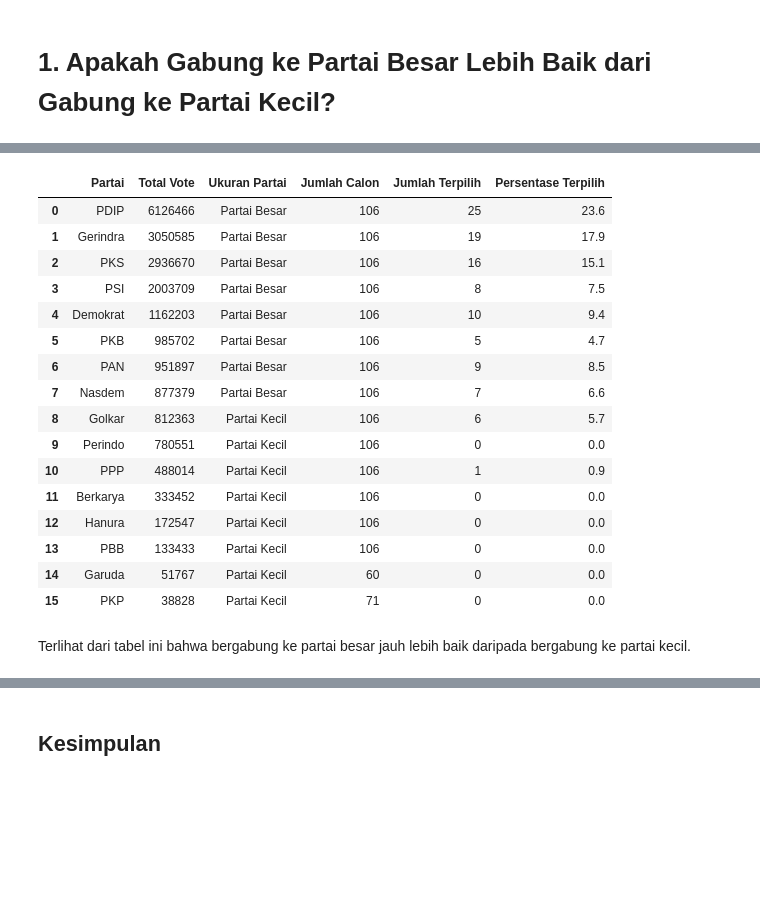
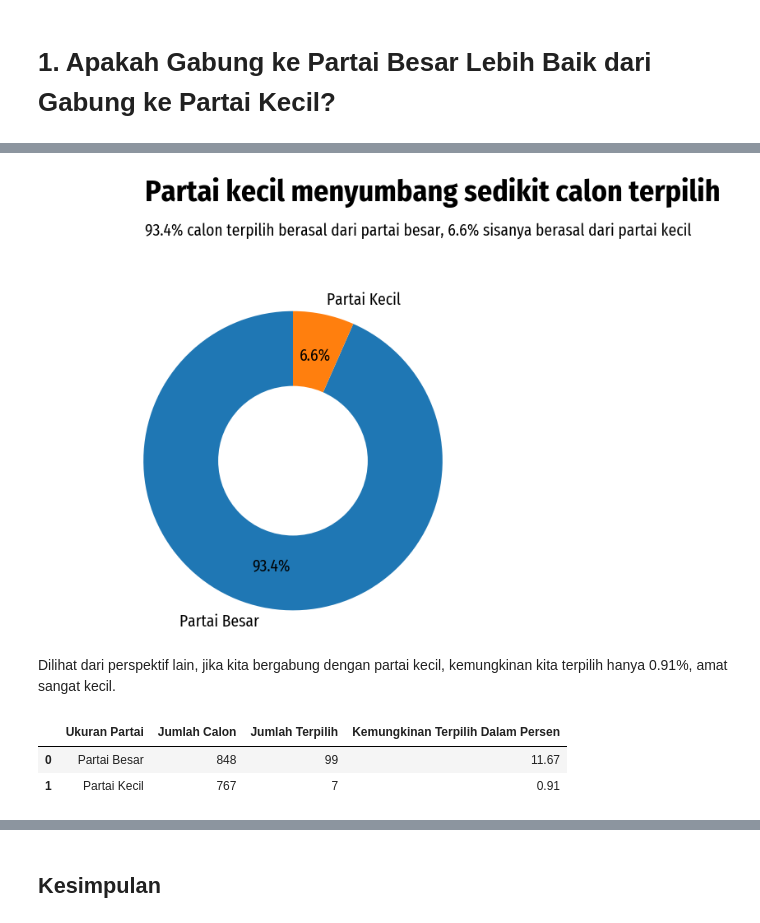
Before and after one commit to danjelito/pemilu-dki-2019, a Jupyter notebook: src/report.ipynb, the cells around one changed output, grey strips where cells are left out. Saved outputs shown, nothing was run; the diff lists cells and outputs as text; code cells hidden in the pictures; blank space fills up the shorter version.

```diff
--- a/src/report.ipynb
+++ b/src/report.ipynb
@@ -24,18 +30,21 @@ Sebaliknya, **partai kecil** akan kita artikan sebagai partai yang total vote ny
 
 Berikut adalah tabel partai, total vote beserta ukurannya.
 # %%
-(df
+data_partai = (df
+    .loc[:, ["dapil_no", "partai", "partai_vote"]]
+    .drop_duplicates()
     .groupby("partai")
-    .agg(total_vote=("partai_vote", "sum"))
-    .sort_values("total_vote", ascending=False)
+    .agg(total_suara_partai=("partai_vote", "sum"))
+    .sort_values("total_suara_partai", ascending=False)
     .reset_index()
     .assign(
         ukuran_partai=lambda df_: np.where(
-            (df_["total_vote"] < df_["total_vote"].median()),
+            (df_["total_suara_partai"] < df_["total_suara_partai"].median()),
             "Partai Kecil",
             "Partai Besar",
         )
     )
     .rename(columns=lambda c: c.replace("_", " ").title())
 )
+data_partai
 # %% [output]
@@ -61,41 +215,30 @@ Selain itu, kita perlu mencari jumlah calon DPRD per partai dan jumlah DPRP terp
+# %%
+module.create_donut(
+    data_partai_per_ukuran["Persentase Terpilih"],
+    data_partai_per_ukuran["Ukuran Partai"],
+    "Partai kecil menyumbang sedikit calon terpilih",
+    "93.4% calon terpilih berasal dari partai besar, 6.6% sisanya berasal dari partai kecil",
+)
+# %% [output]
+[figure, added]
+# %% [markdown]
+Dilihat dari perspektif lain, jika kita bergabung dengan partai kecil, kemungkinan kita terpilih hanya 0.91%, amat sangat kecil.
 # %%
-(df
-    .groupby("partai")
+(data_partai_full
+    .groupby(["Ukuran Partai"])
     .agg(
-        total_vote=("partai_vote", "sum"),
-        jumlah_calon=("nama", "size"),
-        jumlah_terpilih=("terpilih", "sum")
+        jumlah_calon=('Jumlah Calon', 'sum'),
+        jumlah_terpilih=('Jumlah Terpilih', 'sum'),
     )
-    .sort_values("total_vote", ascending=False)
+    .assign(kemungkinan_terpilih_dalam_persen=lambda df_: (df_['jumlah_terpilih']
+                                              .div(df_['jumlah_calon']))
+                                              .mul(100)
+                                              .round(2)
+                                              )
     .reset_index()
-    .assign(
-        ukuran_partai=lambda df_: np.where(
-            (df_["total_vote"] < df_["total_vote"].median()),
-            "Partai Kecil",
-            "Partai Besar",
-        ),
-        persentase_terpilih=lambda df_: df_['jumlah_terpilih'].div(df_['jumlah_calon']).mul(100).round(1)
-    )
-    .loc[:, ['partai', 'total_vote', 'ukuran_partai', 'jumlah_calon', 'jumlah_terpilih', 'persentase_terpilih']]
     .rename(columns=lambda c: c.replace("_", " ").title())
 )
 # %% [output]
-|  | Partai | Total Vote | Ukuran Partai | Jumlah Calon | Jumlah Terpilih | Persentase Terpilih |
-| 0 | PDIP | 6126466 | Partai Besar | 106 | 25 | 23.6 |
-| 1 | Gerindra | 3050585 | Partai Besar | 106 | 19 | 17.9 |
-| 2 | PKS | 2936670 | Partai Besar | 106 | 16 | 15.1 |
-| 3 | PSI | 2003709 | Partai Besar | 106 | 8 | 7.5 |
-| 4 | Demokrat | 1162203 | Partai Besar | 106 | 10 | 9.4 |
-| 5 | PKB | 985702 | Partai Besar | 106 | 5 | 4.7 |
-| 6 | PAN | 951897 | Partai Besar | 106 | 9 | 8.5 |
-| 7 | Nasdem | 877379 | Partai Besar | 106 | 7 | 6.6 |
-| 8 | Golkar | 812363 | Partai Kecil | 106 | 6 | 5.7 |
-| 9 | Perindo | 780551 | Partai Kecil | 106 | 0 | 0.0 |
-| 10 | PPP | 488014 | Partai Kecil | 106 | 1 | 0.9 |
-| 11 | Berkarya | 333452 | Partai Kecil | 106 | 0 | 0.0 |
-| 12 | Hanura | 172547 | Partai Kecil | 106 | 0 | 0.0 |
-| 13 | PBB | 133433 | Partai Kecil | 106 | 0 | 0.0 |
-| 14 | Garuda | 51767 | Partai Kecil | 60 | 0 | 0.0 |
-| 15 | PKP | 38828 | Partai Kecil | 71 | 0 | 0.0 |
+|  | Ukuran Partai | Jumlah Calon | Jumlah Terpilih | Kemungkinan Terpilih Dalam Persen |
+| 0 | Partai Besar | 848 | 99 | 11.67 |
+| 1 | Partai Kecil | 767 | 7 | 0.91 |
-# %% [markdown]
-Terlihat dari tabel ini bahwa bergabung ke partai besar jauh lebih baik daripada bergabung ke partai kecil.
```
Also changed, not shown: parts of 26 cells of this notebook, 1 other file.
